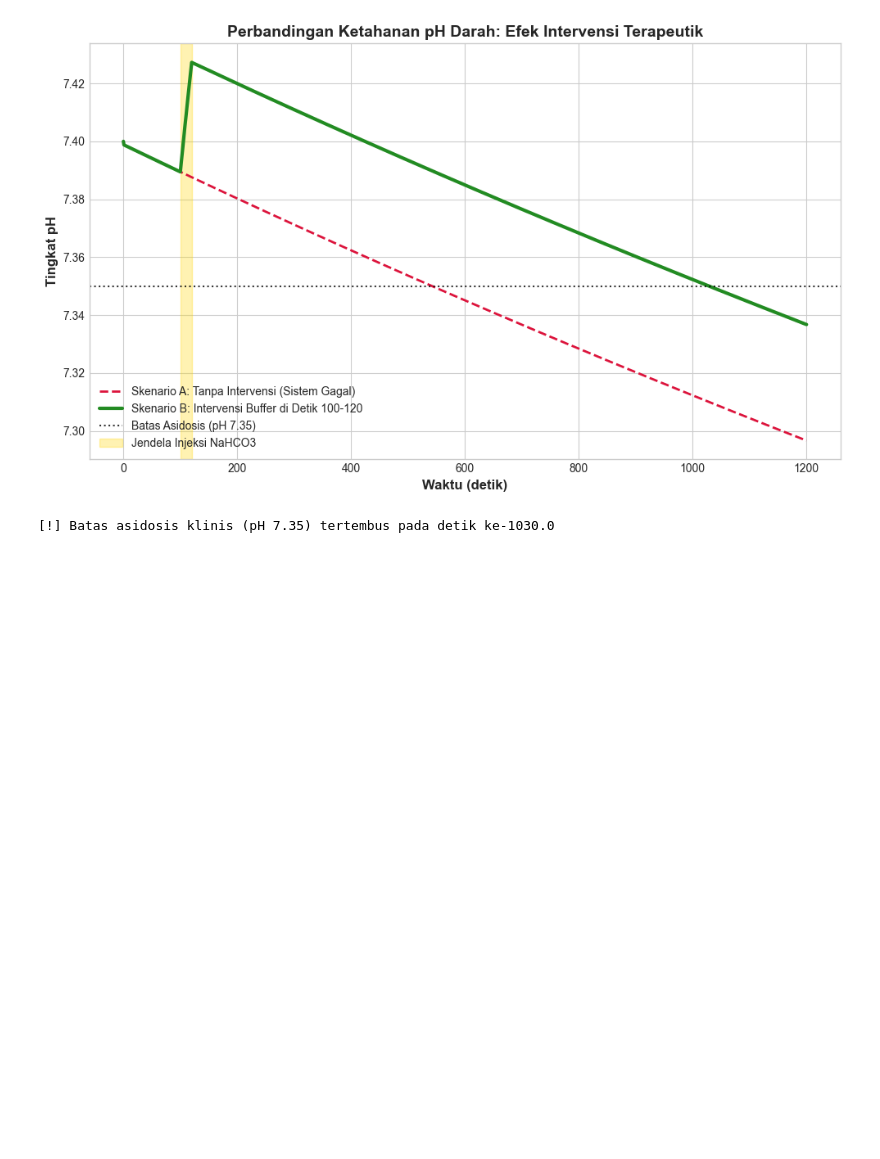
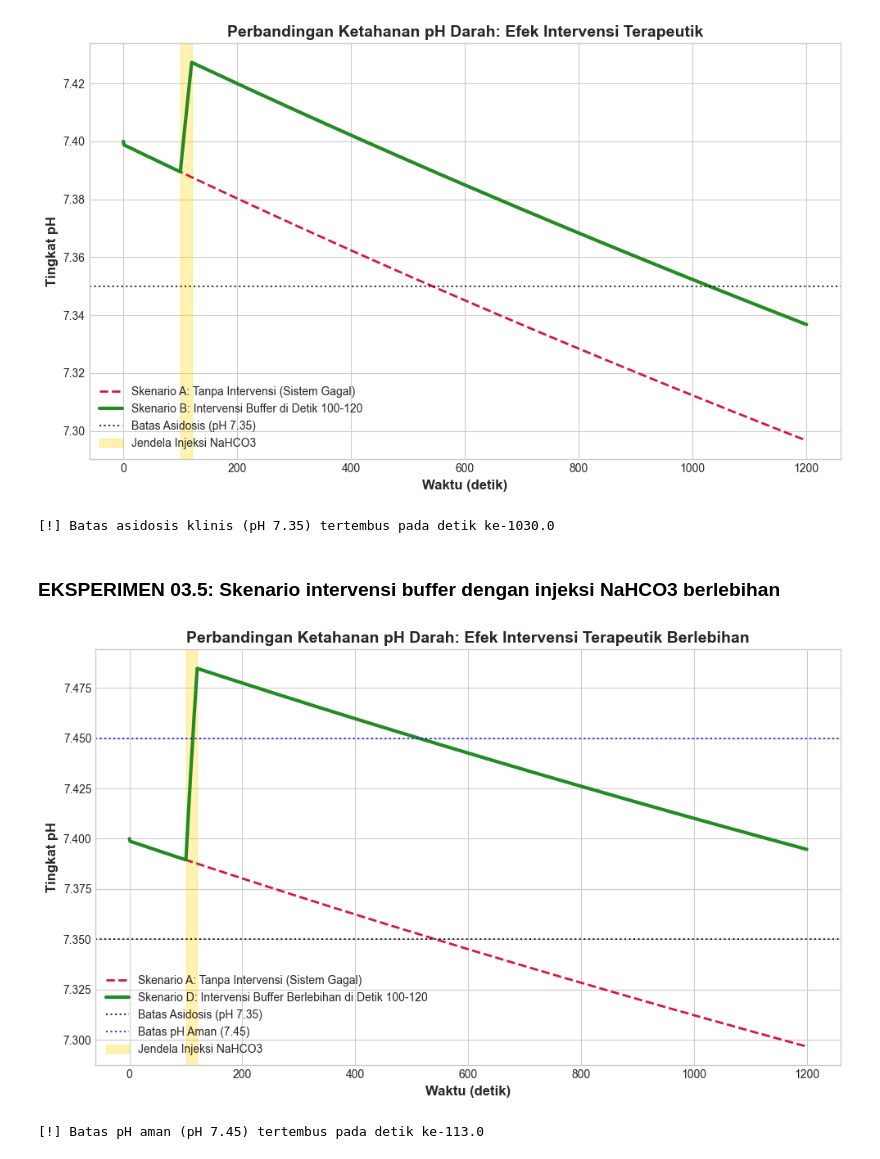
Before and after one commit to rafenmaxxx/Tubes-KDS, a Jupyter notebook: simulasi.ipynb, the cells around one changed output. Drawn from its saved outputs; the diff is of its cells as text; code cells hidden in the pictures; blank space fills up the shorter version.

```diff
--- a/simulasi.ipynb
+++ b/simulasi.ipynb
@@ -174,3 +174,43 @@ else:
 # %% [output]
 [figure]
 [!] Batas asidosis klinis (pH 7.35) tertembus pada detik ke-1030.0
+# %% [markdown]
+### EKSPERIMEN 03.5: Skenario intervensi buffer dengan injeksi NaHCO3 berlebihan
+# %%
+solusi_35 = odeint(kinetika_sistem, y0, t, args=(kf, kr, v_asam, 100, 120, 0.0003), hmax=1.0)
+
+H_hasil_35 = solusi_35[:, 0]
+HCO3_hasil_35 = solusi_35[:, 1] * 1000  # Konversi ke mM
+pH_hasil_35 = -np.log10(H_hasil_35)
+
+plt.figure(figsize=(10, 6))
+plt.plot(t, pH_hasil_1, color='crimson', linewidth=2, linestyle='--',
+         label='Skenario A: Tanpa Intervensi (Sistem Gagal)')
+plt.plot(t, pH_hasil_35, color='forestgreen', linewidth=3,
+         label='Skenario D: Intervensi Buffer Berlebihan di Detik 100-120')
+plt.axhline(y=7.35, color='black', linestyle=':', alpha=0.8, label='Batas Asidosis (pH 7.35)')
+plt.axhline(y=7.45, color='blue', linestyle=':', alpha=0.8, label='Batas pH Aman (7.45)')
+
+# area intervensi
+plt.axvspan(100, 120, color='gold', alpha=0.3, label='Jendela Injeksi NaHCO3')
+
+plt.title('Perbandingan Ketahanan pH Darah: Efek Intervensi Terapeutik Berlebihan', fontsize=14, fontweight='bold')
+
+plt.xlabel('Waktu (detik)', fontsize=12, fontweight='bold')
+plt.ylabel('Tingkat pH', fontsize=12, fontweight='bold')
+plt.legend(loc='lower left')
+
+plt.tight_layout()
+plt.savefig('assets/simulasi-intervensi-berlebihan.png', dpi=300)
+plt.show()
+
+idx_asidosis_35 = np.argmax(pH_hasil_35 > 7.45)
+waktu_asidosis_35 = t[idx_asidosis_35]
+
+if idx_asidosis_35 > 0:
+    print(f"[!] Batas pH aman (pH 7.45) tertembus pada detik ke-{waktu_asidosis_35:.1f}")
+else:
+    print("[-] Sistem berhasil menahan asidosis selama rentang waktu simulasi.")
+# %% [output]
+[figure, added]
+[!] Batas pH aman (pH 7.45) tertembus pada detik ke-113.0
```
Also changed, not shown: parts of 1 cell of this notebook, 6 other files.
